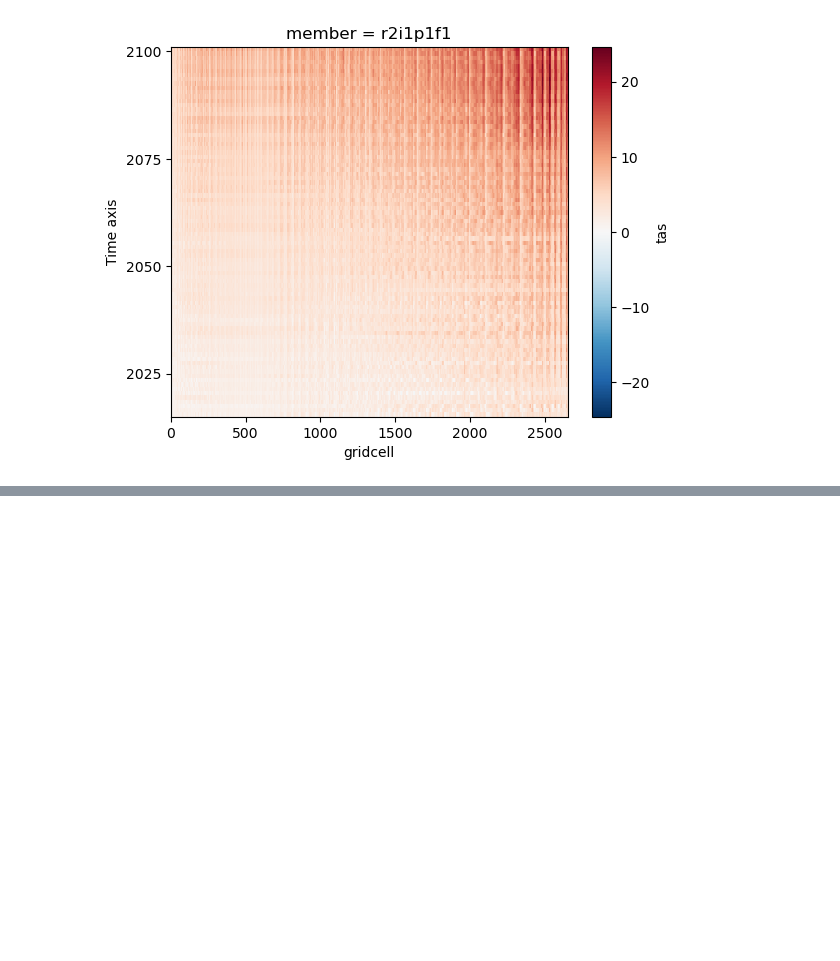
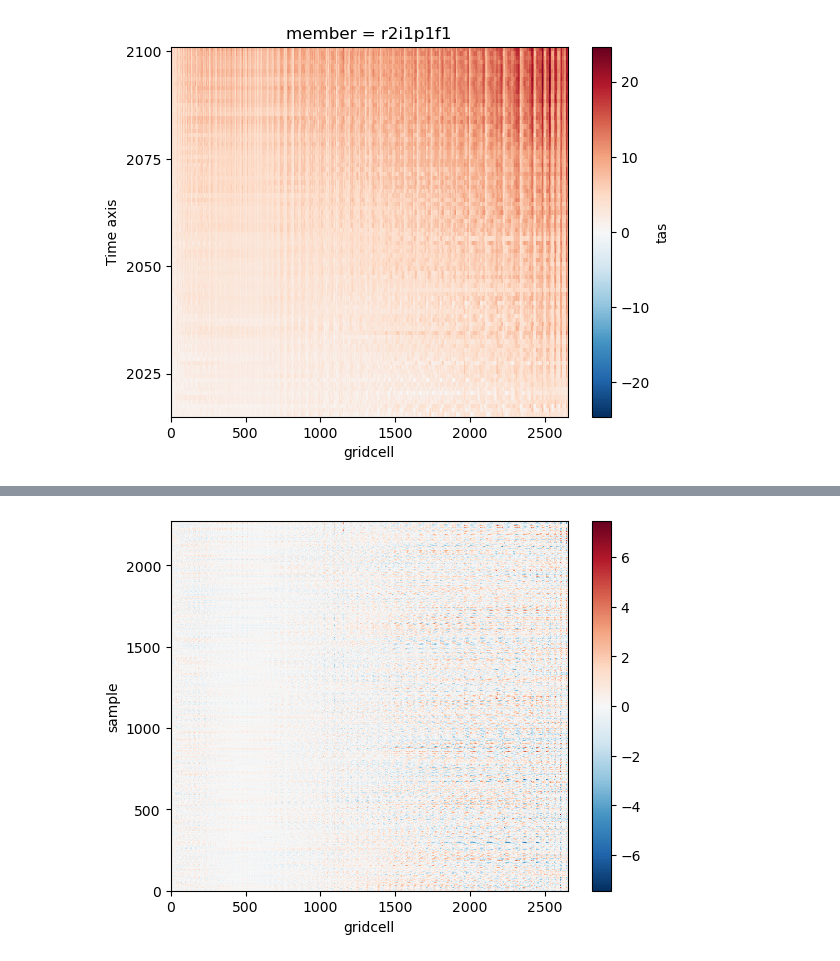
Before and after one commit to MESMER-group/mesmer, a Jupyter notebook: examples/Dataset_surfer.ipynb, the cells around one changed output, grey strips where cells are left out. Cells and saved outputs as stored; diff of their text form; code cells hidden in the pictures; blank space fills up the shorter version.

```diff
--- a/examples/Dataset_surfer.ipynb
+++ b/examples/Dataset_surfer.ipynb
@@ -411,0 +361,12 @@ tas_glob_smoothed_ds.dropna("sample")
+# %%
+# concat scenarios into one dataset
+def collapse_datatree_into_dataset(dt, dim):
+    ds = xr.concat([leaf.ds for leaf in dt.leaves], dim=dim)
+    ds = ds.assign_coords({dim: [leaf.name for leaf in dt.leaves]})
+    return ds
+
+tas_local_ds = collapse_datatree_into_dataset(tas_stacked, dim="scenario")
+tas_glob_smoothed_ds = collapse_datatree_into_dataset(
+    tas_globmean_smoothed_bc, dim="scenario"
+)
+tas_glob_resid_ds = collapse_datatree_into_dataset(tas_globmean_resids_bc, dim="scenario")
@@ -411,0 +439,14 @@ tas_glob_smoothed_ds.dropna("sample")
+# %%
+# get the residuals after linear regression
+tas_stacked_residuals = local_lin_reg.residuals(
+    predictors=predictors, target=tas_local_ds.tas
+).T
+
+tas_stacked_residuals.plot()
+
+# unstack the residuals
+tas_un_stacked_residuals = (
+    tas_stacked_residuals.set_index(sample=("time", "member", "scenario")).unstack("sample").T
+)
+# %% [output]
+[figure, added]
```
Also changed, not shown: parts of 10 cells of this notebook.
